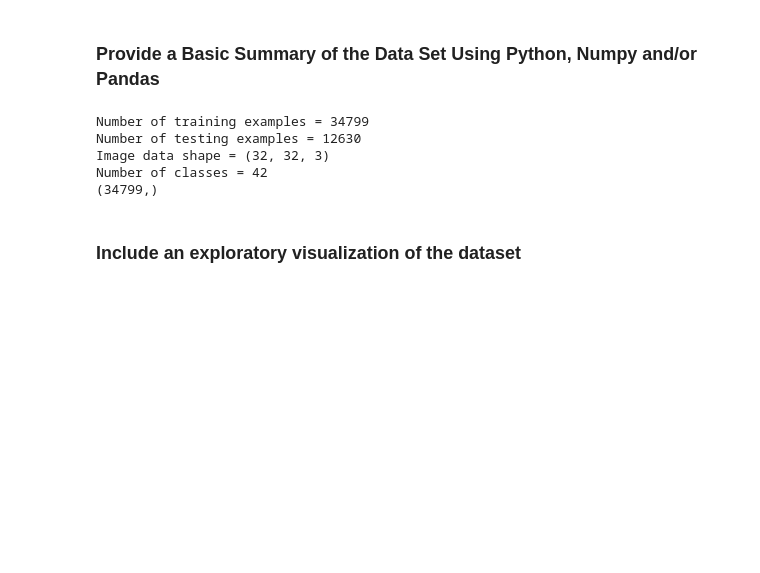
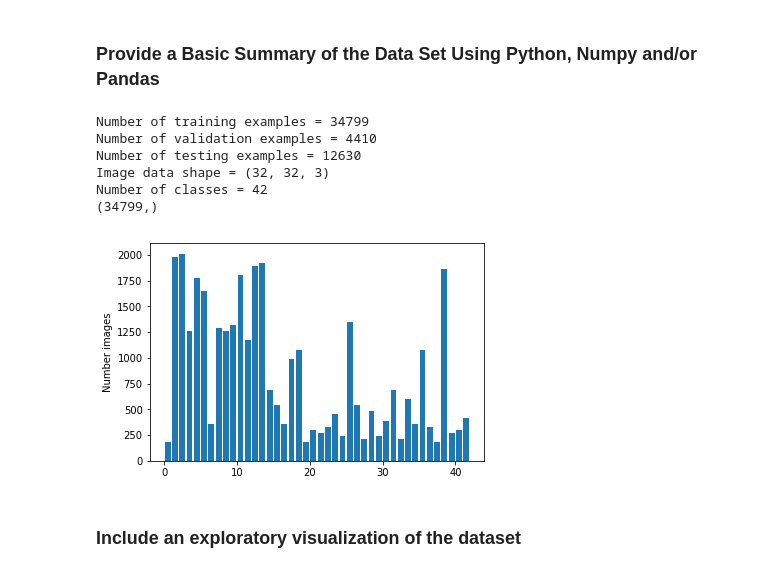
Before and after one commit to timoski/CarND-Traffic-Sign-Classifier-Project, a Jupyter notebook: Traffic_Sign_Classifier.ipynb, the cells around one changed output. Saved outputs shown, nothing was run; the diff lists cells and outputs as text; code cells hidden in the pictures; blank space fills up the shorter version.

```diff
--- a/Traffic_Sign_Classifier.ipynb
+++ b/Traffic_Sign_Classifier.ipynb
@@ -74,16 +74,26 @@ image_shape = X_train[0].shape
 n_classes = max(y_train)
 
 print("Number of training examples =", n_train)
+print("Number of validation examples =", n_validation)
 print("Number of testing examples =", n_test)
 print("Image data shape =", image_shape)
 print("Number of classes =", n_classes)
 print(y_train.shape)
 # %% [output]
 Number of training examples = 34799
+Number of validation examples = 4410
 Number of testing examples = 12630
 Image data shape = (32, 32, 3)
 Number of classes = 42
 (34799,)
+# %%
+hist, bins = np.histogram(y_train, bins=n_classes)
+plt.hist(y_train, bins, histtype='bar', rwidth=0.8)
+plt.ylabel("Number images")
+#plt.show()
+plt.savefig('hist.jpg')
+# %% [output]
+[figure, added]
 # %% [markdown]
 ### Include an exploratory visualization of the dataset
 # %% [markdown]
```
Also changed, not shown: parts of 5 cells of this notebook, 5 other files.
